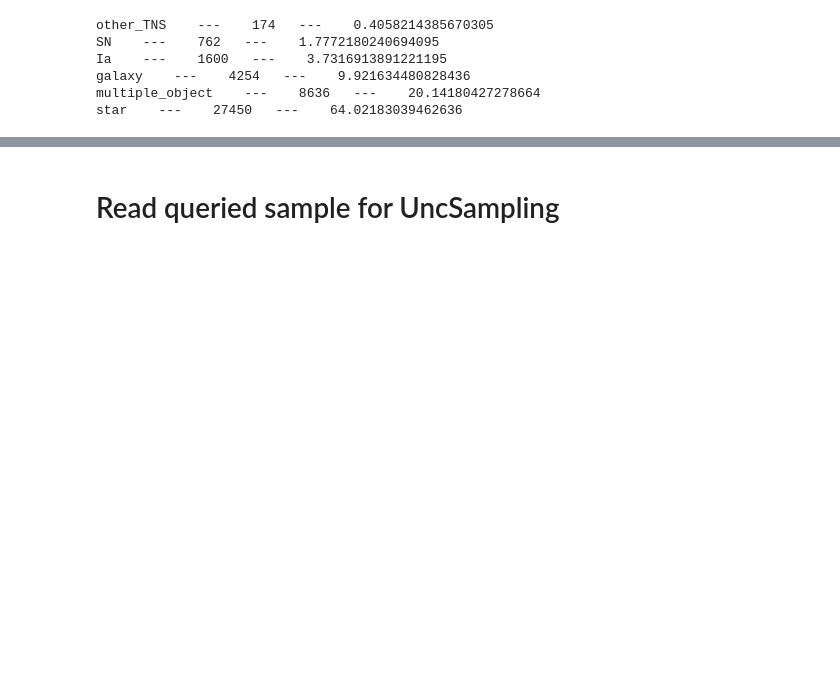
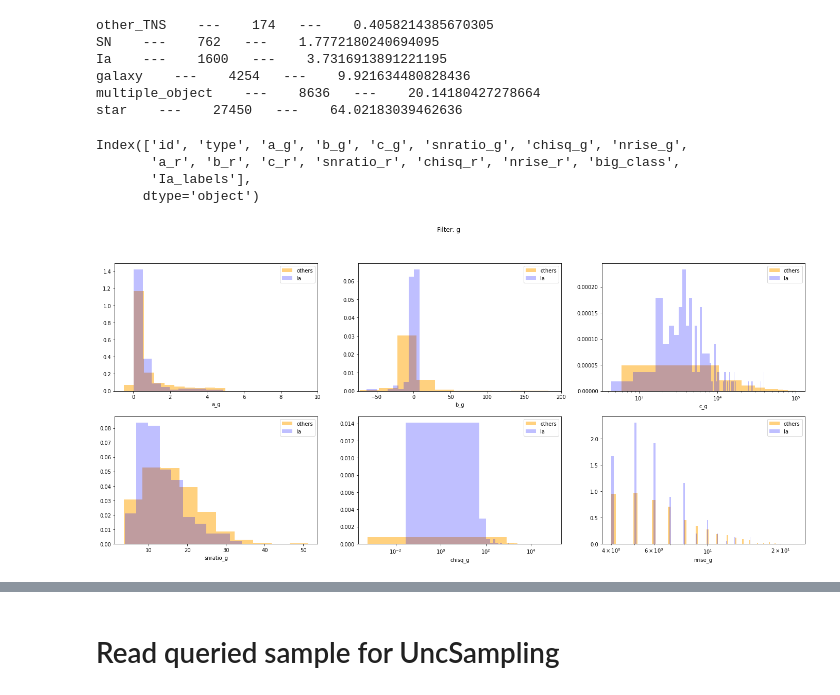
Before and after one commit to emilleishida/fink-sn-al-randomforest, a Jupyter notebook: queried_sample.ipynb, the cells around one changed output, grey strips where cells are left out. Cells and saved outputs as stored; diff of their text form; code cells hidden in the pictures; blank space fills up the shorter version.

```diff
--- a/queried_sample.ipynb
+++ b/queried_sample.ipynb
@@ -26,0 +100,4 @@ for key in big_class.keys():
+# %%
+subset, freq = np.unique(orig_class, return_counts=True)
+for i in range(len(subset)):
+    print(subset[i], '  ---  ', freq[i], '  ---- ', 100 * freq[i]/len(orig_class))
@@ -53,3 +137,77 @@ Ia    ---    1600   ---    3.7316913891221195
 galaxy    ---    4254   ---    9.921634480828436
 multiple_object    ---    8636   ---    20.14180427278664
 star    ---    27450   ---    64.02183039462636
+# %%
+Ia_labels = [item if item == 'Ia' else 'non_Ia' for item in features['type'].values]
+# %%
+features['Ia_labels'] = Ia_labels
+# %%
+features.keys()
+# %% [output]
+Index(['id', 'type', 'a_g', 'b_g', 'c_g', 'snratio_g', 'chisq_g', 'nrise_g',
+       'a_r', 'b_r', 'c_r', 'snratio_r', 'chisq_r', 'nrise_r', 'big_class',
+       'Ia_labels'],
+      dtype='object')
+# %%
+features2 = features.sample(n=5000, replace=False)
+# %%
+flag1 = np.logical_and(features2['a_g'] > -1, features2['a_g']< 5)
+flag2 = np.logical_and(features2['b_g'] >-75, features2['b_g'] < 200)
+flag3 = np.logical_and(features2['c_g']<10**5, flag2)
+flag4 = np.logical_and(features2['chisq_g']<10**5, flag3)
+flag = np.logical_and(flag1, flag4)
+
+type_flag = features2[flag]['Ia_labels'].values == 'Ia'
+
+
+plt.figure(figsize=(24,10))
+plt.suptitle('Filter: g')
+
+plt.subplot(2,3,1)
+plt.hist(features2[flag][~type_flag]['a_g'], bins=10, label='others', density=True, alpha=0.5, color='orange')
+plt.hist(features2[flag][type_flag]['a_g'], bins=10, label='Ia', alpha=0.25, density=True, color='blue')
+plt.xlim(-1,10)
+plt.xlabel('a_g')
+plt.legend()
+
+plt.subplot(2,3,2)
+plt.hist(features2[flag][~type_flag]['b_g'],  bins=10, label='others', density=True, alpha=0.5, color='orange')
+plt.hist(features2[flag][type_flag]['b_g'], bins=10, label='Ia', alpha=0.25, density=True, color='blue')
+plt.xlim(-75,200)
+plt.xlabel('b_g')
+plt.legend()
+
+plt.subplot(2,3,3)
+plt.hist(features2[flag][~type_flag]['c_g'],label='others', alpha=0.5, color='orange', density=True)
+plt.hist(features2[flag][type_flag]['c_g'],  label='Ia', alpha=0.25,  color='blue', density=True, bins=100)
+#plt.xlim(-75,200)
+plt.xlabel('c_g')
+plt.legend()
+plt.xscale('log')
+
+plt.subplot(2,3,4)
+plt.hist(features2[flag][~type_flag]['snratio_g'],  bins=10, label='others', density=True, alpha=0.5, color='orange')
+plt.hist(features2[flag][type_flag]['snratio_g'], bins=10, label='Ia', alpha=0.25, density=True, color='blue')
+#plt.xlim(-75,200)
+plt.xlabel('snratio_g')
+plt.legend()
+
+plt.subplot(2,3,5)
+plt.hist(features2[flag][~type_flag]['chisq_g'],  bins=100, label='others', density=True, alpha=0.5, color='orange')
+plt.hist(features2[flag][type_flag]['chisq_g'], bins=100, label='Ia', alpha=0.25, density=True, color='blue')
+#plt.xlim(-75,200)
+plt.xlabel('chisq_g')
+plt.legend()
+plt.xscale('log')
+
+plt.subplot(2,3,6)
+plt.hist(features2[flag][~type_flag]['nrise_g'],  bins=100, label='others', density=True, alpha=0.5, color='orange')
+plt.hist(features2[flag][type_flag]['nrise_g'], bins=100, label='Ia', alpha=0.25, density=True, color='blue')
+#plt.xlim(-75,200)
+plt.xlabel('nrise_g')
+plt.legend()
+plt.xscale('log')
+
+plt.show()
+# %% [output]
+[figure, added]
```
Also changed, not shown: parts of 44 cells of this notebook, 3 other files.
